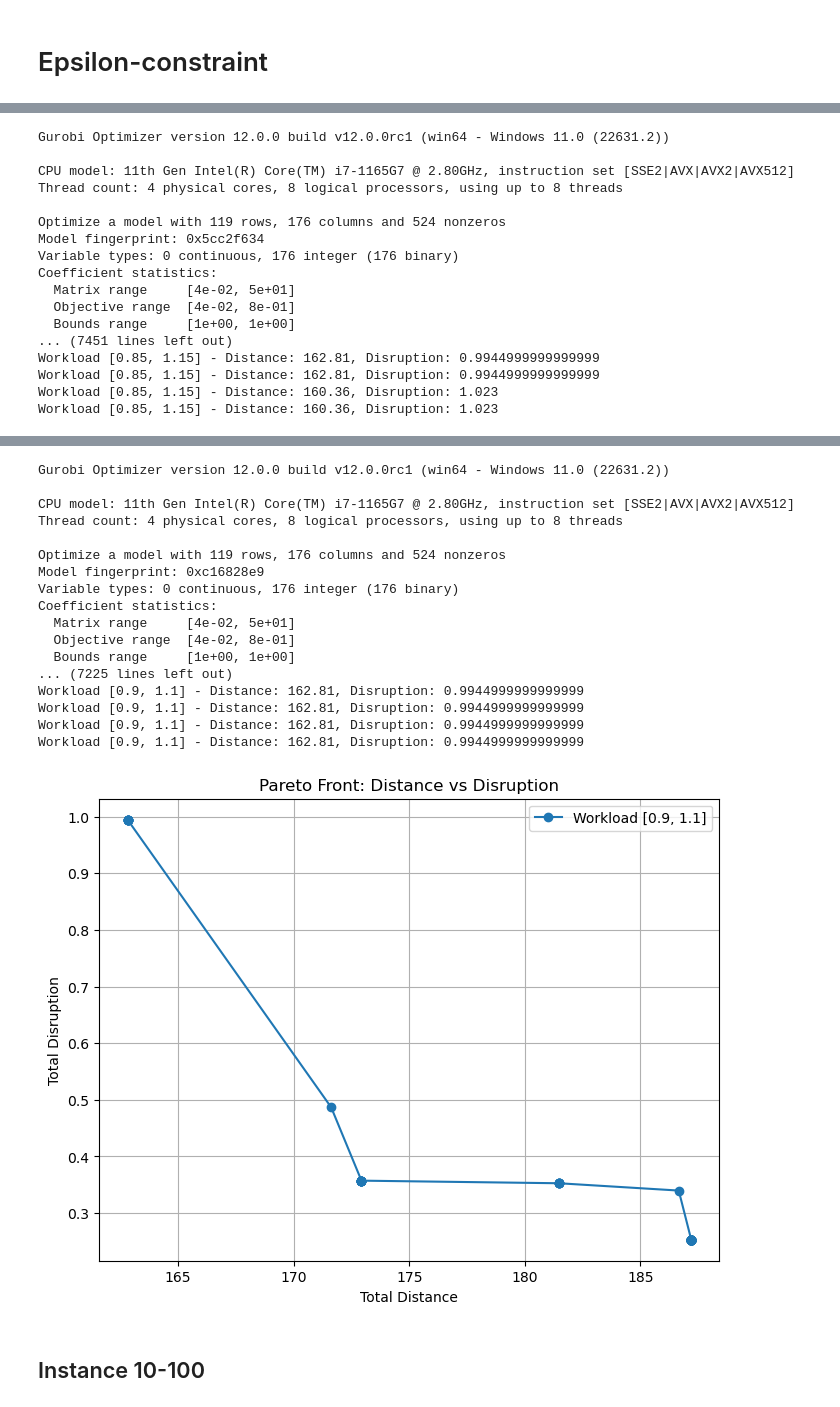
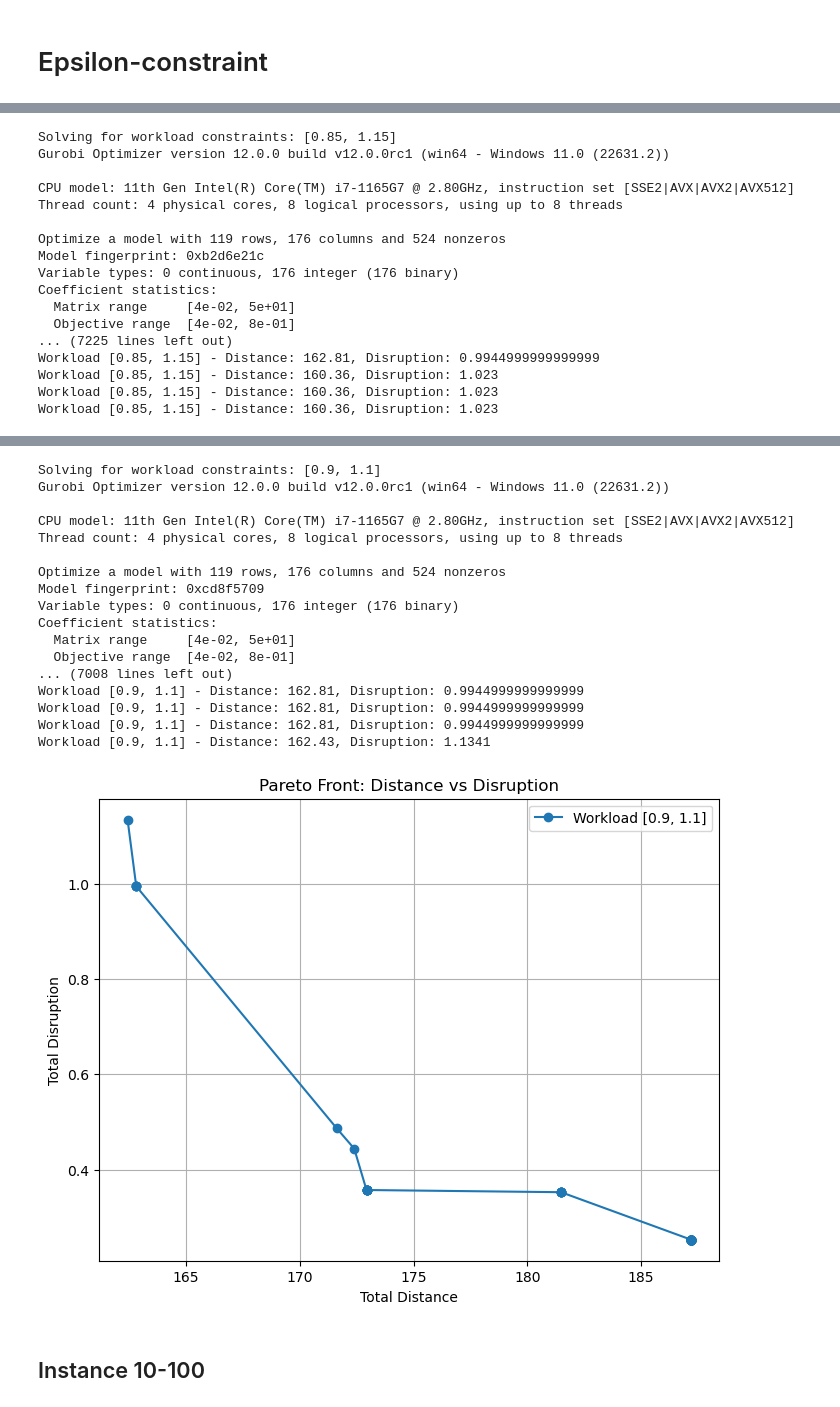
Before and after one commit to GabrielTrier/Project_SDP, a Jupyter notebook: main.ipynb, the cells around one changed output, grey strips where cells are left out. Cells and saved outputs as stored; diff of their text form; code cells hidden in the pictures.

```diff
--- a/main.ipynb
+++ b/main.ipynb
@@ -151,6 +214,7 @@ def filter_non_dominated_solutions(solutions):
 # Charger les données
 bricks, reps, distances, index_values = load_data()
 workload_bounds = [(0.8, 1.2), (0.85, 1.15), (0.9, 1.1)]
+workload_bounds = [(0.8, 1.2), (0.85, 1.15), (0.9, 1.1)]  # Exemple correct
 
 # Initial assignment
 initial_assignment = {
@@ -198,17 +262,17 @@ Workload [0.8, 1.2] - Distance: 154.99, Disruption: 0.9967
+Solving for workload constraints: [0.85, 1.15]
 Gurobi Optimizer version 12.0.0 build v12.0.0rc1 (win64 - Windows 11.0 (22631.2))
 
 CPU model: 11th Gen Intel(R) Core(TM) i7-1165G7 @ 2.80GHz, instruction set [SSE2|AVX|AVX2|AVX512]
 Thread count: 4 physical cores, 8 logical processors, using up to 8 threads
 
 Optimize a model with 119 rows, 176 columns and 524 nonzeros
-Model fingerprint: 0x5cc2f634
+Model fingerprint: 0xb2d6e21c
 Variable types: 0 continuous, 176 integer (176 binary)
 Coefficient statistics:
   Matrix range     [4e-02, 5e+01]
   Objective range  [4e-02, 8e-01]
-  Bounds range     [1e+00, 1e+00]
-... (7451 lines left out)
-Workload [0.85, 1.15] - Distance: 162.81, Disruption: 0.9944999999999999
+... (7225 lines left out)
 Workload [0.85, 1.15] - Distance: 162.81, Disruption: 0.9944999999999999
 Workload [0.85, 1.15] - Distance: 160.36, Disruption: 1.023
 Workload [0.85, 1.15] - Distance: 160.36, Disruption: 1.023
+Workload [0.85, 1.15] - Distance: 160.36, Disruption: 1.023
@@ -216,21 +280,21 @@ Workload [0.85, 1.15] - Distance: 160.36, Disruption: 1.023
+Solving for workload constraints: [0.9, 1.1]
 Gurobi Optimizer version 12.0.0 build v12.0.0rc1 (win64 - Windows 11.0 (22631.2))
 
 CPU model: 11th Gen Intel(R) Core(TM) i7-1165G7 @ 2.80GHz, instruction set [SSE2|AVX|AVX2|AVX512]
 Thread count: 4 physical cores, 8 logical processors, using up to 8 threads
 
 Optimize a model with 119 rows, 176 columns and 524 nonzeros
-Model fingerprint: 0xc16828e9
+Model fingerprint: 0xcd8f5709
 Variable types: 0 continuous, 176 integer (176 binary)
 Coefficient statistics:
   Matrix range     [4e-02, 5e+01]
   Objective range  [4e-02, 8e-01]
-  Bounds range     [1e+00, 1e+00]
-... (7225 lines left out)
+... (7008 lines left out)
 Workload [0.9, 1.1] - Distance: 162.81, Disruption: 0.9944999999999999
 Workload [0.9, 1.1] - Distance: 162.81, Disruption: 0.9944999999999999
 Workload [0.9, 1.1] - Distance: 162.81, Disruption: 0.9944999999999999
-Workload [0.9, 1.1] - Distance: 162.81, Disruption: 0.9944999999999999
+Workload [0.9, 1.1] - Distance: 162.43, Disruption: 1.1341
-[figure, old version]
+[figure, new version]
 # %% [markdown]
 ## Instance 10-100
 # %%
```
Also changed, not shown: parts of 7 cells of this notebook.
